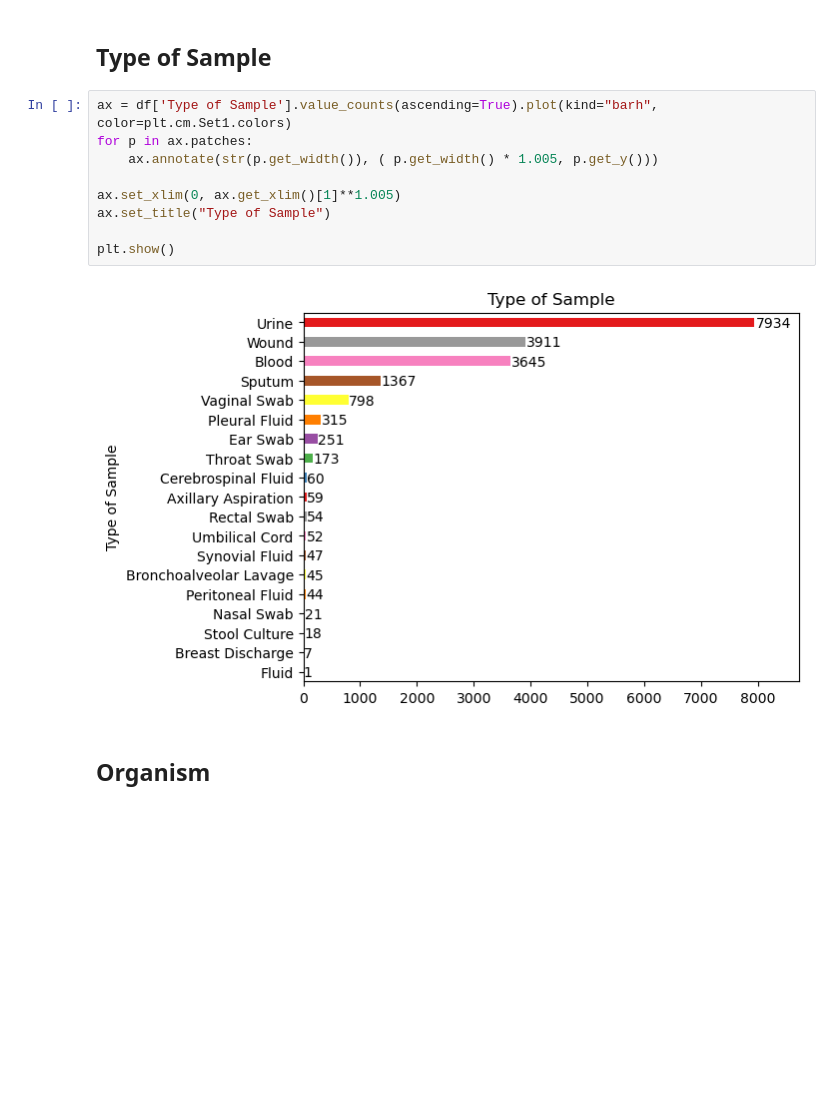
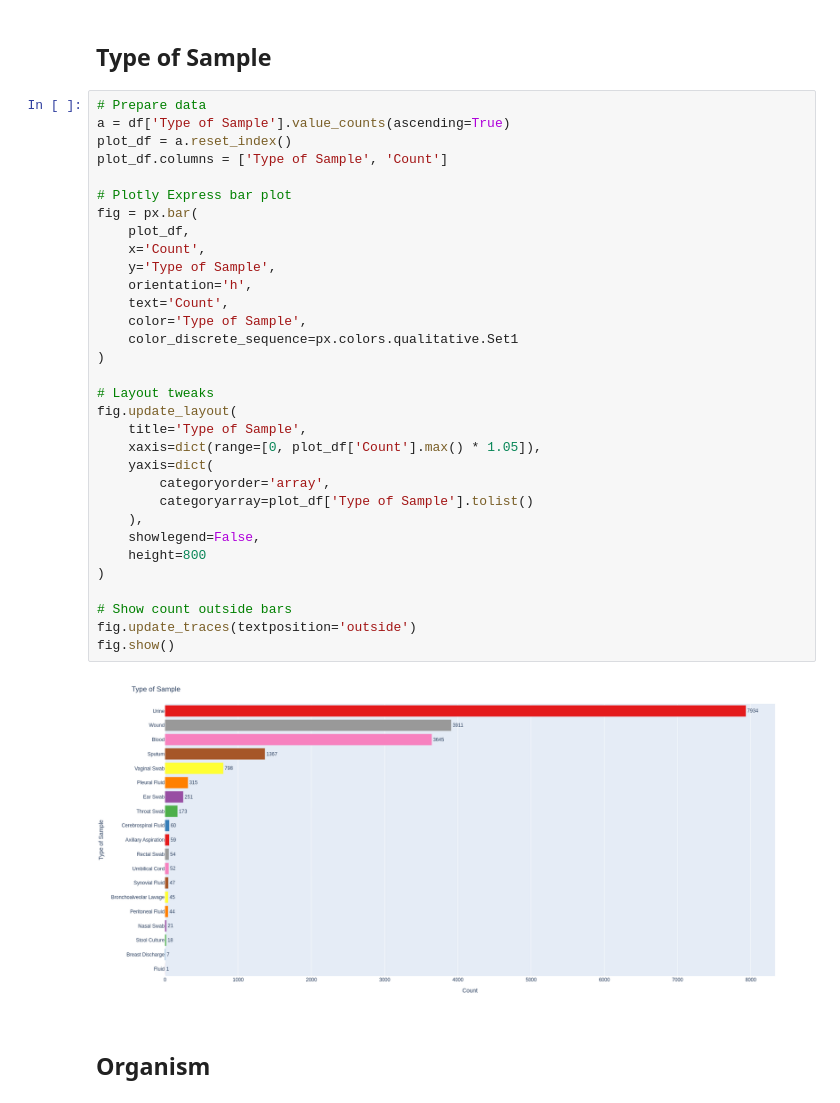
Before and after one commit to ZarulHanifah/aa7e7c, a Jupyter notebook: notebooks/cleaning_data2.ipynb, the cells around one changed output. Saved outputs shown, nothing was run; the diff lists cells and outputs as text; blank space fills up the shorter version.

```diff
--- a/notebooks/cleaning_data2.ipynb
+++ b/notebooks/cleaning_data2.ipynb
@@ -191,16 +284,39 @@ plt.show()
 # %% [markdown]
 ## Type of Sample
 # %%
-ax = df['Type of Sample'].value_counts(ascending=True).plot(kind="barh", color=plt.cm.Set1.colors)
-for p in ax.patches:
-    ax.annotate(str(p.get_width()), ( p.get_width() * 1.005, p.get_y()))
+# Prepare data
+a = df['Type of Sample'].value_counts(ascending=True)
+plot_df = a.reset_index()
+plot_df.columns = ['Type of Sample', 'Count']
 
-ax.set_xlim(0, ax.get_xlim()[1]**1.005)
-ax.set_title("Type of Sample")
+# Plotly Express bar plot
+fig = px.bar(
+    plot_df,
+    x='Count',
+    y='Type of Sample',
+    orientation='h',
+    text='Count',
+    color='Type of Sample',
+    color_discrete_sequence=px.colors.qualitative.Set1
+)
 
-plt.show()
+# Layout tweaks
+fig.update_layout(
+    title='Type of Sample',
+    xaxis=dict(range=[0, plot_df['Count'].max() * 1.05]),
+    yaxis=dict(
+        categoryorder='array',
+        categoryarray=plot_df['Type of Sample'].tolist()
+    ),
+    showlegend=False,
+    height=800
+)
+
+# Show count outside bars
+fig.update_traces(textposition='outside')
+fig.show()
 # %% [output]
-[figure, old version]
+[figure, new version]
 # %% [markdown]
 ## Organism
 # %%
```
Also changed, not shown: parts of 30 cells of this notebook.
